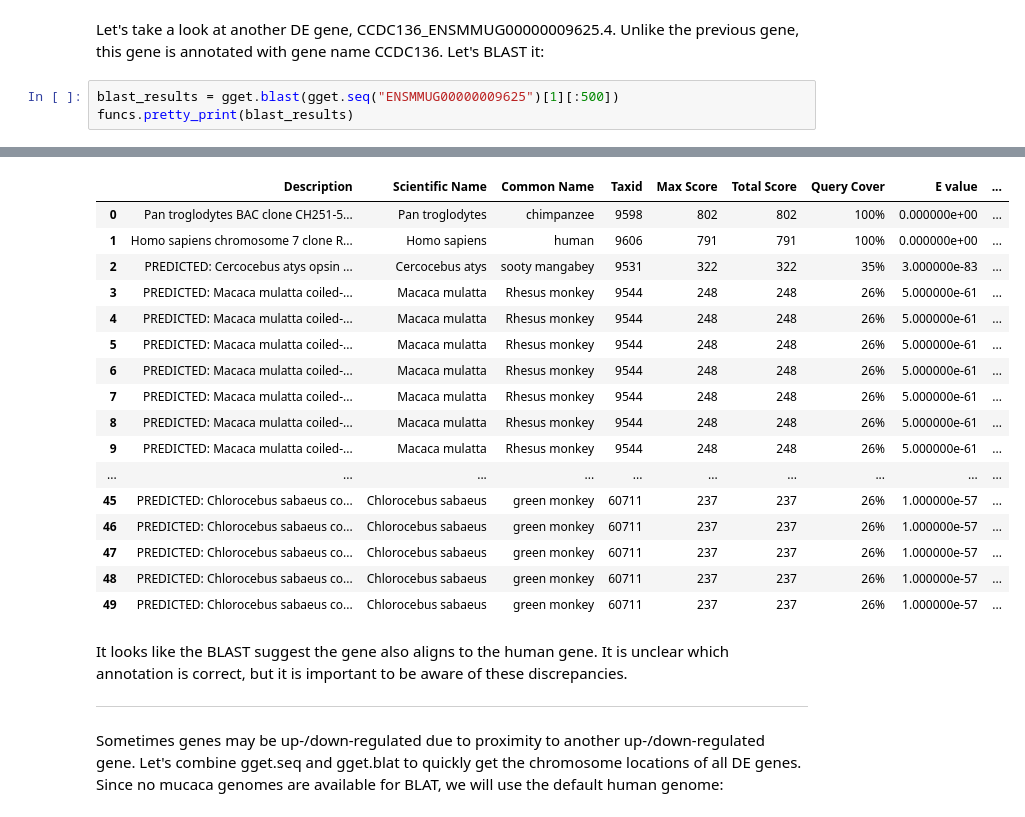
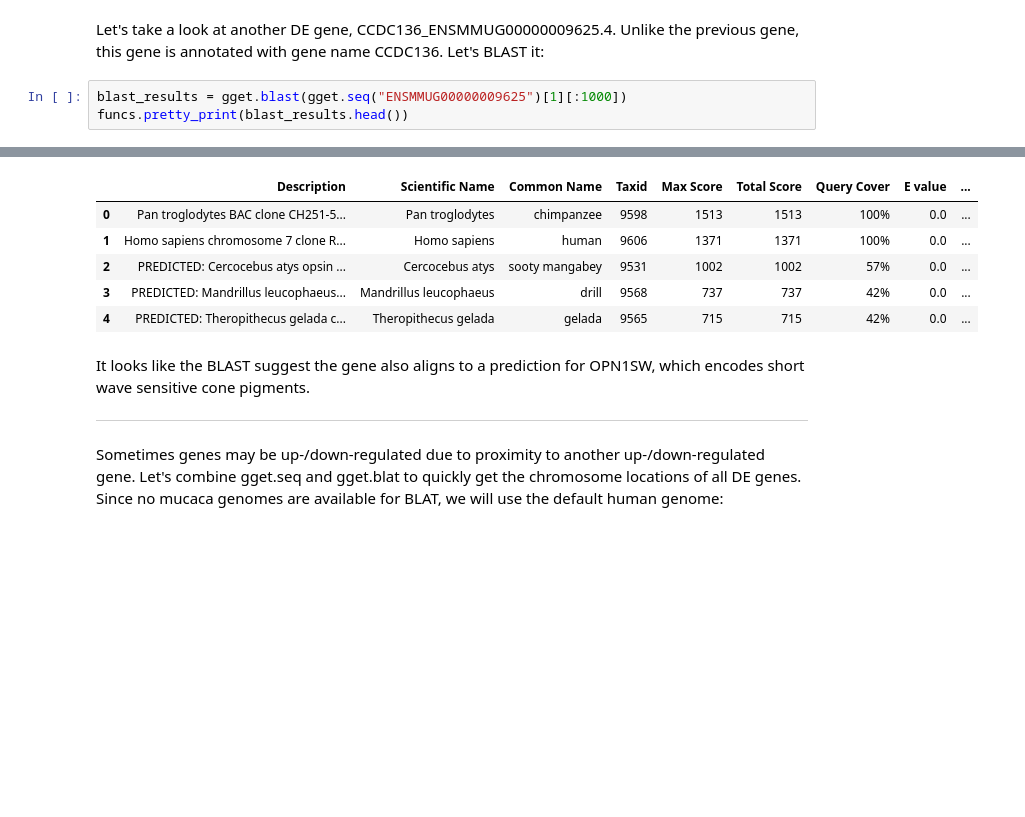
Before and after one commit to pachterlab/gget, a Jupyter notebook: examples/scRNAseq_workflow/2_downstream_analysis.ipynb, the cells around one changed output, grey strips where cells are left out. Drawn from its saved outputs; the diff is of its cells as text; blank space fills up the shorter version.

```diff
--- a/examples/scRNAseq_workflow/2_downstream_analysis.ipynb
+++ b/examples/scRNAseq_workflow/2_downstream_analysis.ipynb
@@ -319,6 +319,6 @@ ___
 # %% [markdown]
 Let's take a look at another DE gene, CCDC136_ENSMMUG00000009625.4. Unlike the previous gene, this gene is annotated with gene name CCDC136. Let's BLAST it:
 # %%
-blast_results = gget.blast(gget.seq("ENSMMUG00000009625")[1][:500])
-funcs.pretty_print(blast_results)
+blast_results = gget.blast(gget.seq("ENSMMUG00000009625")[1][:1000])
+funcs.pretty_print(blast_results.head())
 # %% [output]
@@ -335,22 +335,11 @@ funcs.pretty_print(blast_results)
 |  | Description | Scientific Name | Common Name | Taxid | Max Score | Total Score | Query Cover | E value | ... |
-| 0 | Pan troglodytes BAC clone CH251-5... | Pan troglodytes | chimpanzee | 9598 | 802 | 802 | 100% | 0.000000e+00 | ... |
-| 1 | Homo sapiens chromosome 7 clone R... | Homo sapiens | human | 9606 | 791 | 791 | 100% | 0.000000e+00 | ... |
-| 2 | PREDICTED: Cercocebus atys opsin ... | Cercocebus atys | sooty mangabey | 9531 | 322 | 322 | 35% | 3.000000e-83 | ... |
-| 3 | PREDICTED: Macaca mulatta coiled-... | Macaca mulatta | Rhesus monkey | 9544 | 248 | 248 | 26% | 5.000000e-61 | ... |
-| 4 | PREDICTED: Macaca mulatta coiled-... | Macaca mulatta | Rhesus monkey | 9544 | 248 | 248 | 26% | 5.000000e-61 | ... |
-| 5 | PREDICTED: Macaca mulatta coiled-... | Macaca mulatta | Rhesus monkey | 9544 | 248 | 248 | 26% | 5.000000e-61 | ... |
-| 6 | PREDICTED: Macaca mulatta coiled-... | Macaca mulatta | Rhesus monkey | 9544 | 248 | 248 | 26% | 5.000000e-61 | ... |
-| 7 | PREDICTED: Macaca mulatta coiled-... | Macaca mulatta | Rhesus monkey | 9544 | 248 | 248 | 26% | 5.000000e-61 | ... |
-| 8 | PREDICTED: Macaca mulatta coiled-... | Macaca mulatta | Rhesus monkey | 9544 | 248 | 248 | 26% | 5.000000e-61 | ... |
-| 9 | PREDICTED: Macaca mulatta coiled-... | Macaca mulatta | Rhesus monkey | 9544 | 248 | 248 | 26% | 5.000000e-61 | ... |
-| ... | ... | ... | ... | ... | ... | ... | ... | ... | ... |
-| 45 | PREDICTED: Chlorocebus sabaeus co... | Chlorocebus sabaeus | green monkey | 60711 | 237 | 237 | 26% | 1.000000e-57 | ... |
-| 46 | PREDICTED: Chlorocebus sabaeus co... | Chlorocebus sabaeus | green monkey | 60711 | 237 | 237 | 26% | 1.000000e-57 | ... |
-| 47 | PREDICTED: Chlorocebus sabaeus co... | Chlorocebus sabaeus | green monkey | 60711 | 237 | 237 | 26% | 1.000000e-57 | ... |
-| 48 | PREDICTED: Chlorocebus sabaeus co... | Chlorocebus sabaeus | green monkey | 60711 | 237 | 237 | 26% | 1.000000e-57 | ... |
-| 49 | PREDICTED: Chlorocebus sabaeus co... | Chlorocebus sabaeus | green monkey | 60711 | 237 | 237 | 26% | 1.000000e-57 | ... |
+| 0 | Pan troglodytes BAC clone CH251-5... | Pan troglodytes | chimpanzee | 9598 | 1513 | 1513 | 100% | 0.0 | ... |
+| 1 | Homo sapiens chromosome 7 clone R... | Homo sapiens | human | 9606 | 1371 | 1371 | 100% | 0.0 | ... |
+| 2 | PREDICTED: Cercocebus atys opsin ... | Cercocebus atys | sooty mangabey | 9531 | 1002 | 1002 | 57% | 0.0 | ... |
+| 3 | PREDICTED: Mandrillus leucophaeus... | Mandrillus leucophaeus | drill | 9568 | 737 | 737 | 42% | 0.0 | ... |
+| 4 | PREDICTED: Theropithecus gelada c... | Theropithecus gelada | gelada | 9565 | 715 | 715 | 42% | 0.0 | ... |
 # %% [markdown]
-It looks like the BLAST suggest the gene also aligns to the human gene. It is unclear which annotation is correct, but it is important to be aware of these discrepancies.
+It looks like the BLAST suggest the gene also aligns to a prediction for OPN1SW, which encodes short wave sensitive cone pigments.
 ___
 # %% [markdown]
 Sometimes genes may be up-/down-regulated due to proximity to another up-/down-regulated gene. Let's combine gget.seq and gget.blat to quickly get the chromosome locations of all DE genes. Since no mucaca genomes are available for BLAT, we will use the default human genome:
```
Also changed, not shown: parts of 12 cells of this notebook.
